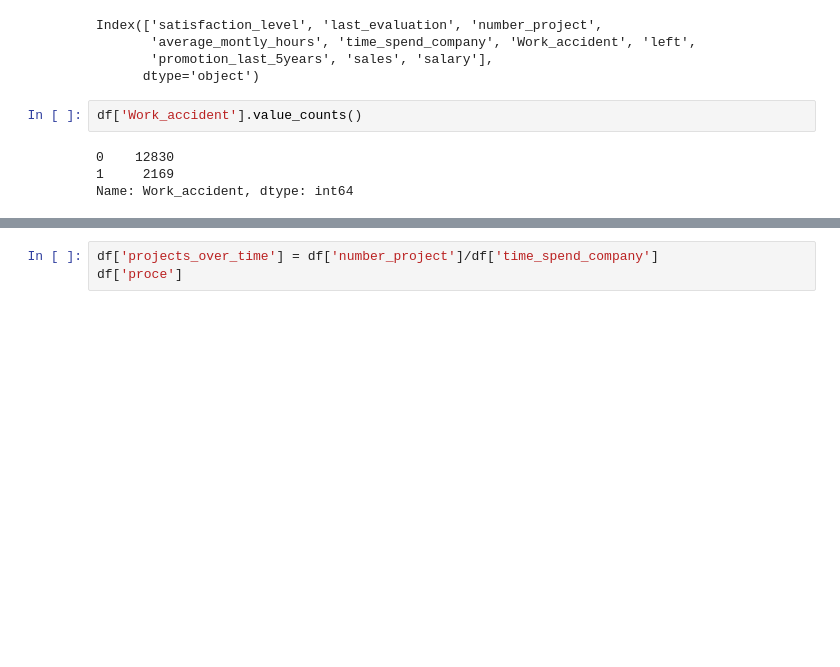
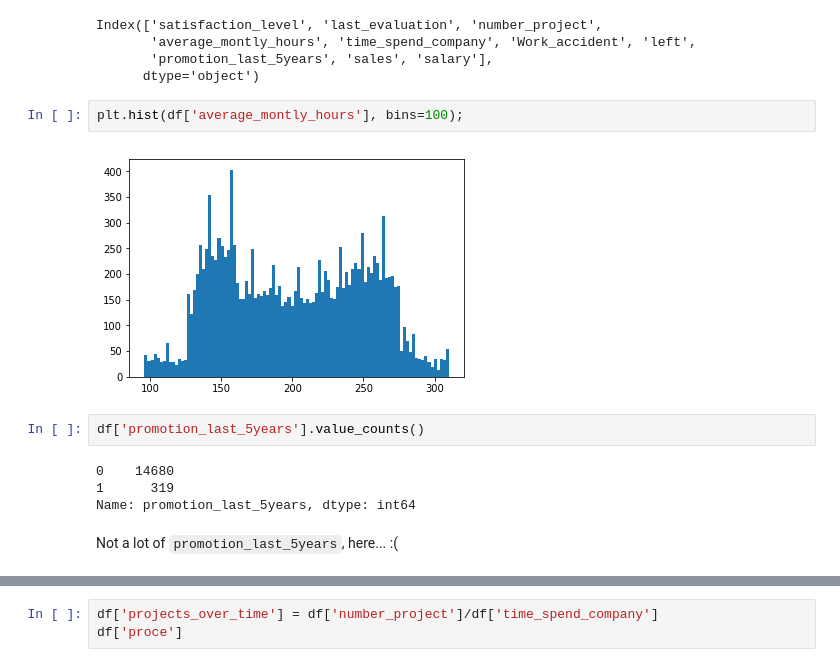
Before and after one commit to giancarlo-garbagnati/employeeretention-ml, a Jupyter notebook: ipynotebooks/hr-employeeretention.ipynb, the cells around one changed output, grey strips where cells are left out. Cells and saved outputs as stored; diff of their text form; blank space fills up the shorter version.

```diff
--- a/ipynotebooks/hr-employeeretention.ipynb
+++ b/ipynotebooks/hr-employeeretention.ipynb
@@ -200,9 +218,15 @@ Index(['satisfaction_level', 'last_evaluation', 'number_project',
        'average_montly_hours', 'time_spend_company', 'Work_accident', 'left',
        'promotion_last_5years', 'sales', 'salary'],
       dtype='object')
+# %%
+plt.hist(df['average_montly_hours'], bins=100);
+# %% [output]
+[figure, added]
 # %%
-df['Work_accident'].value_counts()
+df['promotion_last_5years'].value_counts()
 # %% [output]
-0    12830
-1     2169
-Name: Work_accident, dtype: int64
+0    14680
+1      319
+Name: promotion_last_5years, dtype: int64
+# %% [markdown]
+Not a lot of `promotion_last_5years`, here... :(
```
Also changed, not shown: parts of 7 cells of this notebook.
